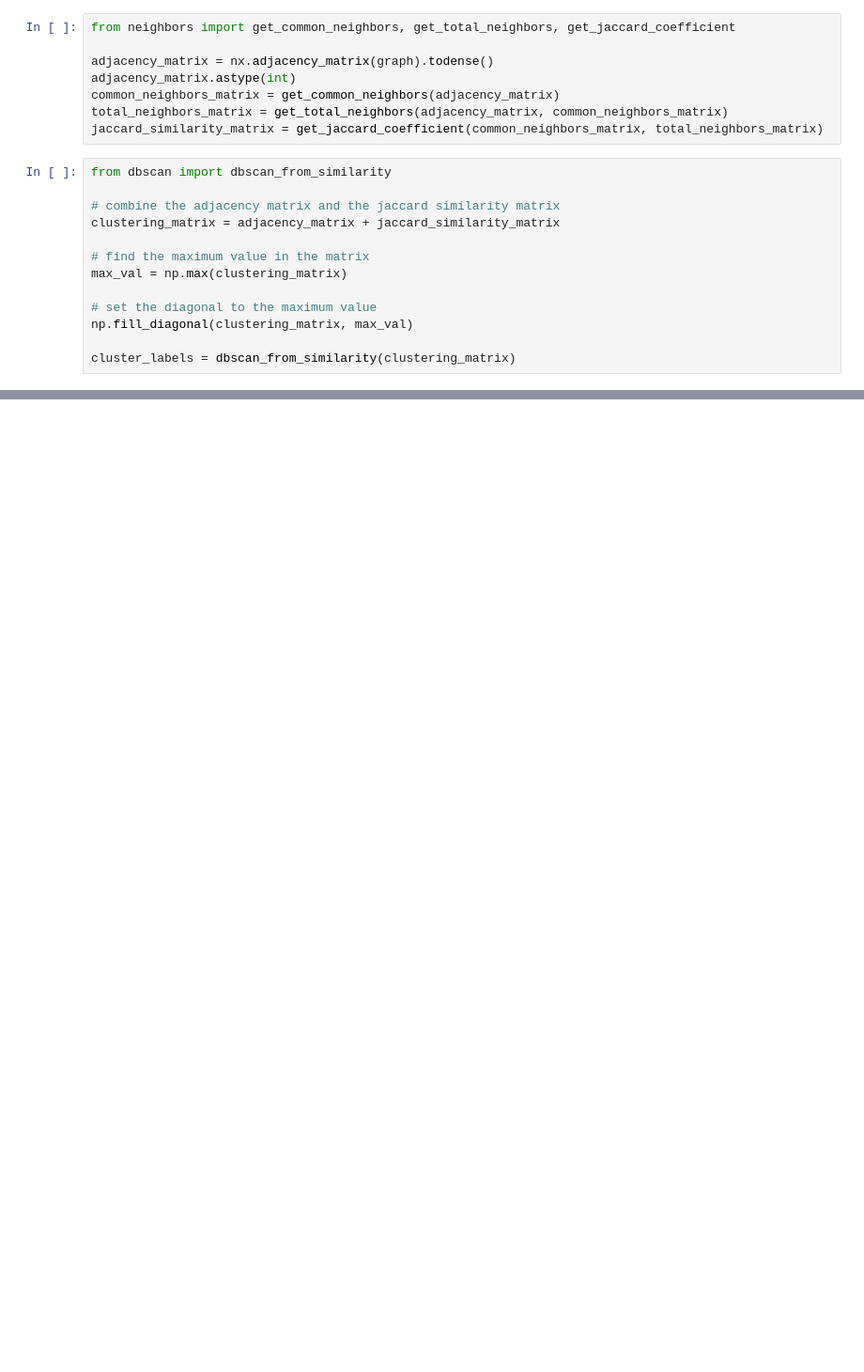
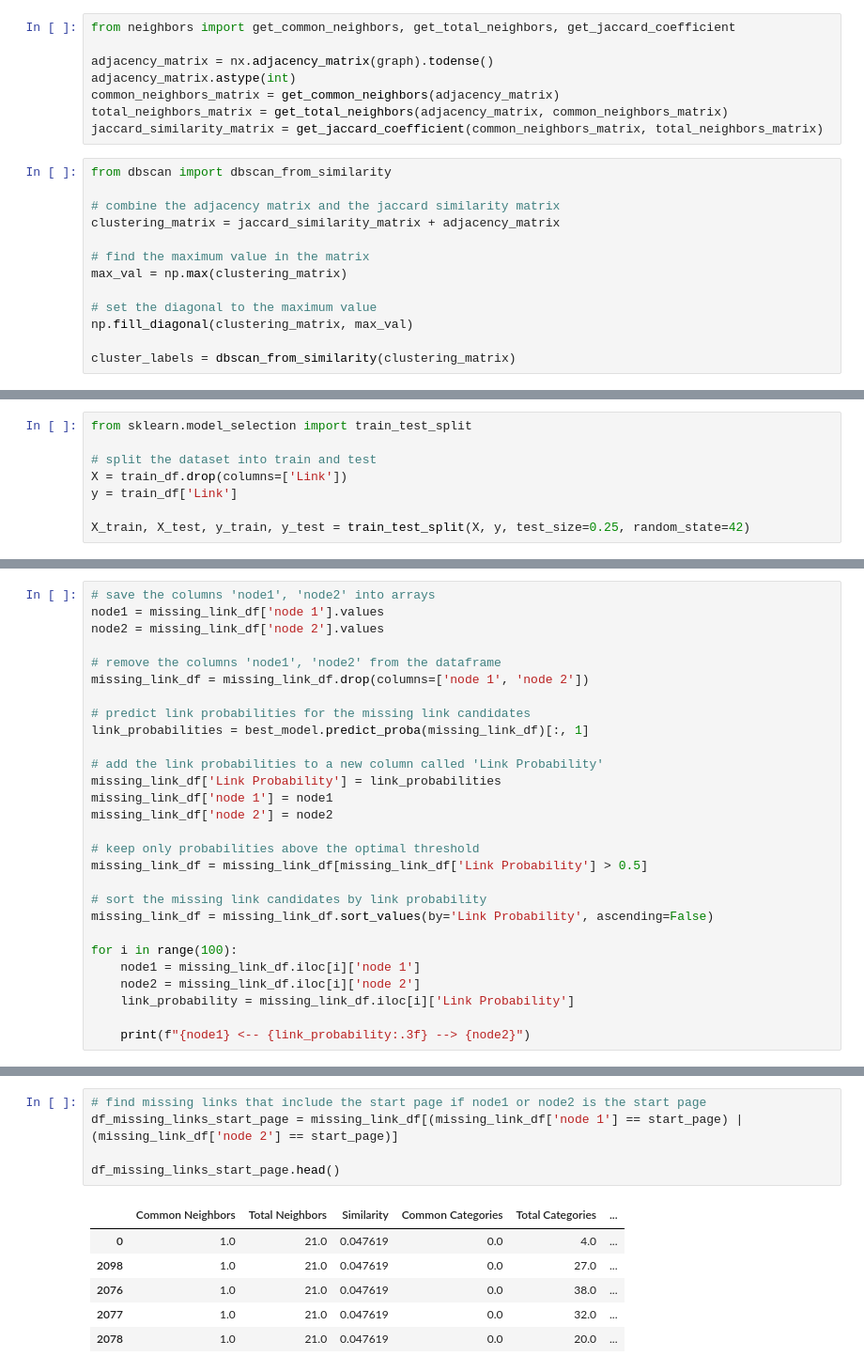
Before and after one commit to francescobraicovich/Missing_Knowledge_Links_WIkipedia, a Jupyter notebook: graph_analysis.ipynb, the cells around one changed output, grey strips where cells are left out. Shown at 94% size. Cells and saved outputs as stored; diff of their text form; blank space fills up the shorter version.

```diff
--- a/graph_analysis.ipynb
+++ b/graph_analysis.ipynb
@@ -23,7 +23,7 @@ jaccard_similarity_matrix = get_jaccard_coefficient(common_neighbors_matrix, tot
 from dbscan import dbscan_from_similarity
 
 # combine the adjacency matrix and the jaccard similarity matrix
-clustering_matrix = adjacency_matrix + jaccard_similarity_matrix
+clustering_matrix = jaccard_similarity_matrix + adjacency_matrix
 
 # find the maximum value in the matrix
 max_val = np.max(clustering_matrix)
@@ -103,0 +142,8 @@ Top 2000 missing links:
+# %%
+from sklearn.model_selection import train_test_split
+
+# split the dataset into train and test
+X = train_df.drop(columns=['Link'])
+y = train_df['Link']
+
+X_train, X_test, y_train, y_test = train_test_split(X, y, test_size=0.25, random_state=42)
@@ -103,0 +226,28 @@ Top 2000 missing links:
+# %%
+# save the columns 'node1', 'node2' into arrays
+node1 = missing_link_df['node 1'].values
+node2 = missing_link_df['node 2'].values
+
+# remove the columns 'node1', 'node2' from the dataframe
+missing_link_df = missing_link_df.drop(columns=['node 1', 'node 2'])
+
+# predict link probabilities for the missing link candidates
+link_probabilities = best_model.predict_proba(missing_link_df)[:, 1]
+
+# add the link probabilities to a new column called 'Link Probability'
+missing_link_df['Link Probability'] = link_probabilities
+missing_link_df['node 1'] = node1
+missing_link_df['node 2'] = node2
+
+# keep only probabilities above the optimal threshold
+missing_link_df = missing_link_df[missing_link_df['Link Probability'] > 0.5]
+
+# sort the missing link candidates by link probability
+missing_link_df = missing_link_df.sort_values(by='Link Probability', ascending=False)
+
+for i in range(100):
+    node1 = missing_link_df.iloc[i]['node 1']
+    node2 = missing_link_df.iloc[i]['node 2']
+    link_probability = missing_link_df.iloc[i]['Link Probability']
+
+    print(f"{node1} <-- {link_probability:.3f} --> {node2}")
@@ -103,0 +307,12 @@ Top 2000 missing links:
+# %%
+# find missing links that include the start page if node1 or node2 is the start page
+df_missing_links_start_page = missing_link_df[(missing_link_df['node 1'] == start_page) | (missing_link_df['node 2'] == start_page)]
+
+df_missing_links_start_page.head()
+# %% [output]
+|  | Common Neighbors | Total Neighbors | Similarity | Common Categories | Total Categories | ... |
+| 0 | 1.0 | 21.0 | 0.047619 | 0.0 | 4.0 | ... |
+| 2098 | 1.0 | 21.0 | 0.047619 | 0.0 | 27.0 | ... |
+| 2076 | 1.0 | 21.0 | 0.047619 | 0.0 | 38.0 | ... |
+| 2077 | 1.0 | 21.0 | 0.047619 | 0.0 | 32.0 | ... |
+| 2078 | 1.0 | 21.0 | 0.047619 | 0.0 | 20.0 | ... |
```
Also changed, not shown: parts of 13 cells of this notebook.
